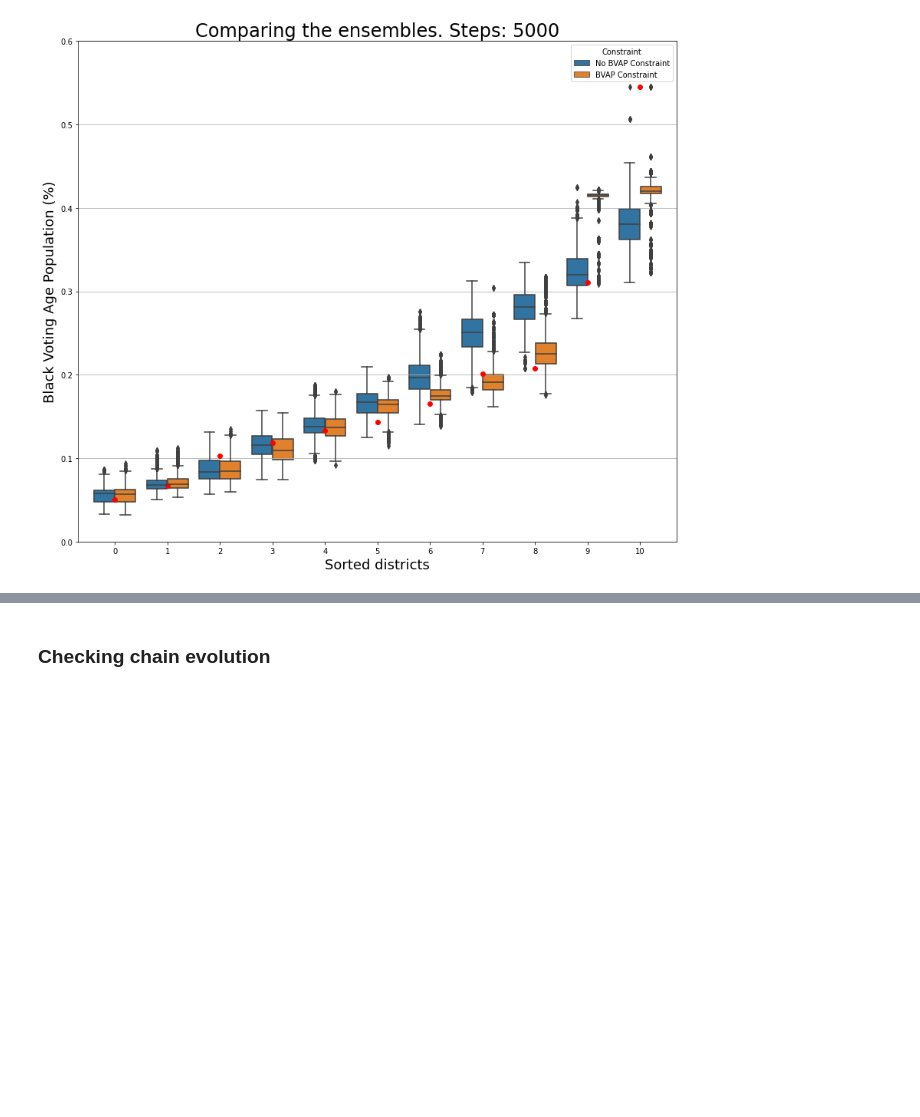
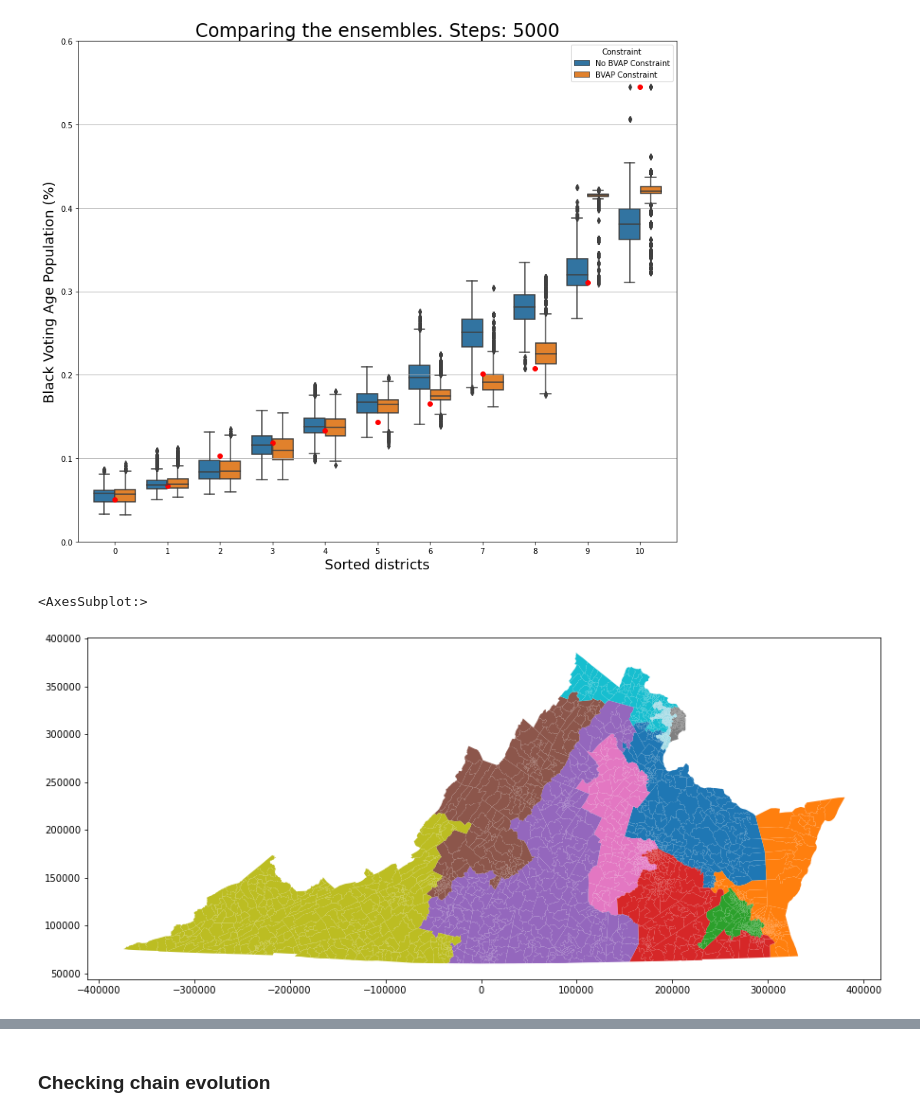
Before and after one commit to RahulReady/Redistricting-Project, a Jupyter notebook: BVAP.ipynb, the cells around one changed output, grey strips where cells are left out. Cells and saved outputs as stored; diff of their text form; code cells hidden in the pictures; blank space fills up the shorter version.

```diff
--- a/BVAP.ipynb
+++ b/BVAP.ipynb
@@ -259,3 +285,11 @@ ax.set_yticks(np.arange(0, 0.7, 0.1))
 plt.show()
 # %% [output]
 [figure]
+# %%
+for partition in chain_BVAP:
+    break
+# %%
+partition.plot(figsize=(15,15), cmap="tab20")
+# %% [output]
+<AxesSubplot:>
+[figure, added]
```
Also changed, not shown: parts of 8 cells of this notebook, 2 other files.
